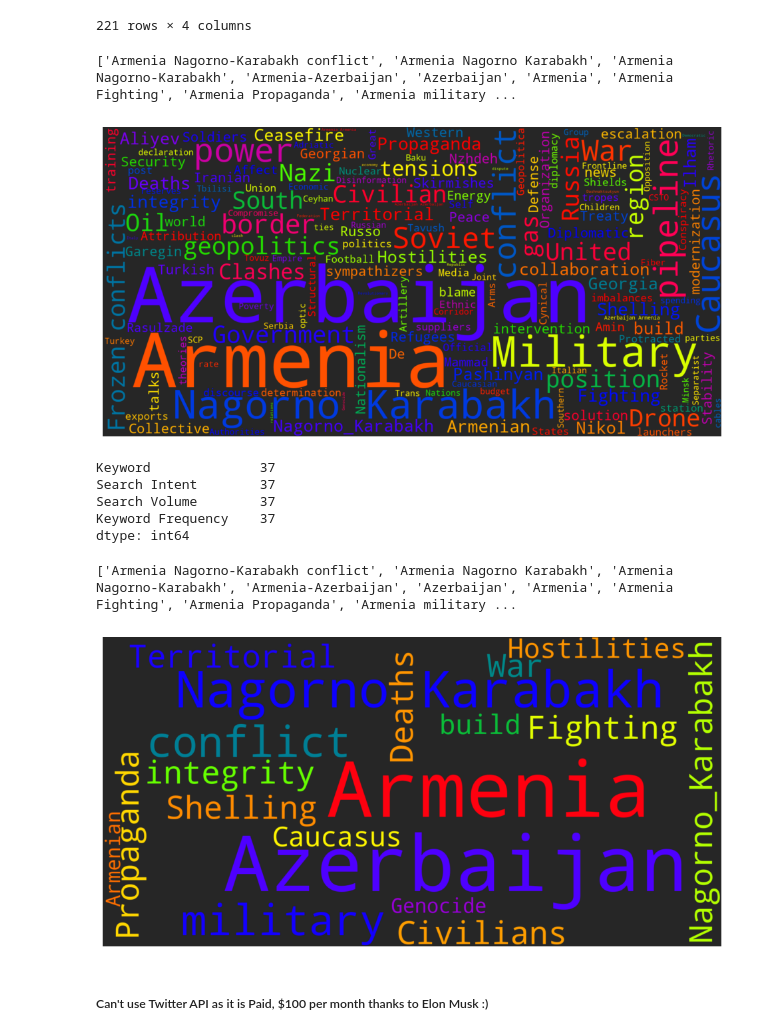
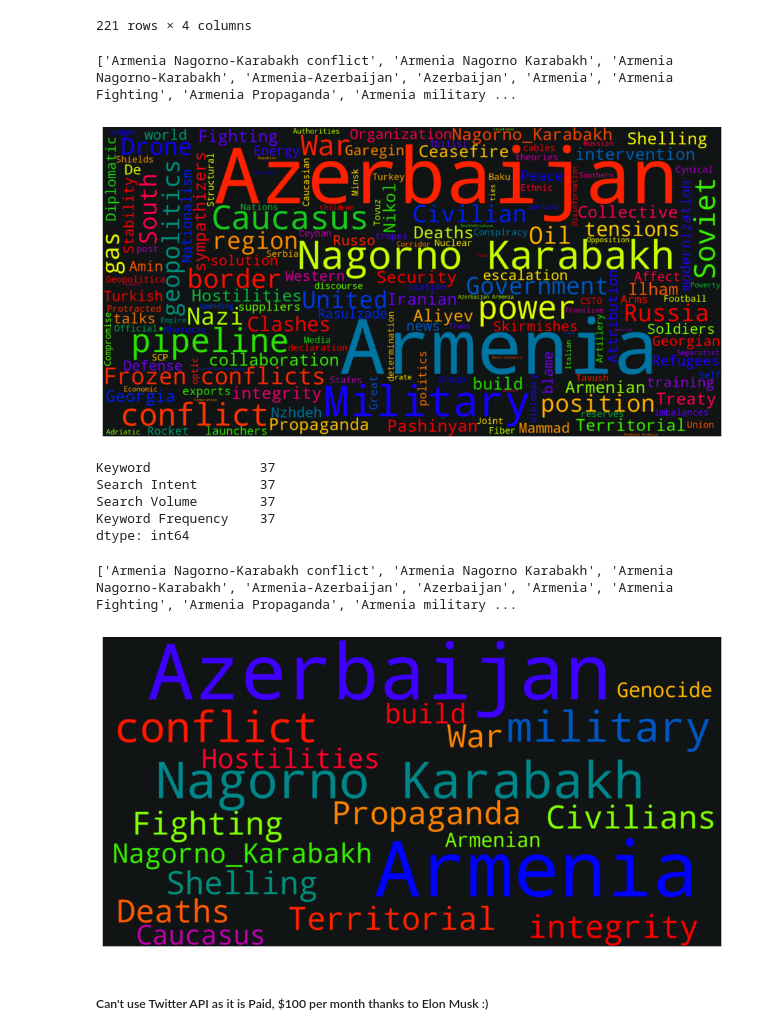
Before and after one commit to ShabGaming/DESN9002_Code4Crisis, a Jupyter notebook: DataCollection.ipynb, the cells around one changed output. Cells and saved outputs as stored; diff of their text form; code cells hidden in the pictures.

```diff
--- a/DataCollection.ipynb
+++ b/DataCollection.ipynb
@@ -82,17 +82,17 @@ dtype: int64
 # %%
 # Keywords list
 KeyWords = KeyWordsDF2['Keyword'].tolist()
 print(KeyWords)
 
 # Create a word cloud from the keywords
-wordcloud = WordCloud(width=1600, height=800, max_font_size=200, colormap="prism", background_color="#262626").generate(' '.join(KeyWords))
+wordcloud = WordCloud(width=1600, height=800, max_font_size=200, colormap="prism", background_color="#101414").generate(' '.join(KeyWords))
 plt.figure(figsize=(12,10))
 plt.imshow(wordcloud, interpolation="bilinear")
 plt.axis("off")
 plt.show()
 # %% [output]
 ['Armenia Nagorno-Karabakh conflict', 'Armenia Nagorno Karabakh', 'Armenia Nagorno-Karabakh', 'Armenia-Azerbaijan', 'Azerbaijan', 'Armenia', 'Armenia Fighting', 'Armenia Propaganda', 'Armenia military ...
-[figure, old version]
+[figure, new version]
 # %%
 # Time to select the keywords to use for the data collection by web scraping across sources
 # The keywords are selected if the Search Volume is greater than 0.7
@@ -112,14 +112,14 @@ KeyWords = KeyWordsDF2['Keyword'].tolist()
 print(KeyWords)
 
 # Create a word cloud from the keywords
-wordcloud = WordCloud(width=1600, height=800, max_font_size=200, colormap="prism", background_color="#262626").generate(' '.join(KeyWords))
+wordcloud = WordCloud(width=1600, height=800, max_font_size=200, colormap="prism", background_color="#101414").generate(' '.join(KeyWords))
 plt.figure(figsize=(12,10))
 plt.imshow(wordcloud, interpolation="bilinear")
 plt.axis("off")
 plt.show()
 # %% [output]
 ['Armenia Nagorno-Karabakh conflict', 'Armenia Nagorno Karabakh', 'Armenia Nagorno-Karabakh', 'Armenia-Azerbaijan', 'Azerbaijan', 'Armenia', 'Armenia Fighting', 'Armenia Propaganda', 'Armenia military ...
-[figure, old version]
+[figure, new version]
 # %% [markdown]
 ##### Can't use Twitter API as it is Paid, $100 per month thanks to Elon Musk :)
 # %%
```
Also changed, not shown: parts of 5 cells of this notebook, 6 other files.
